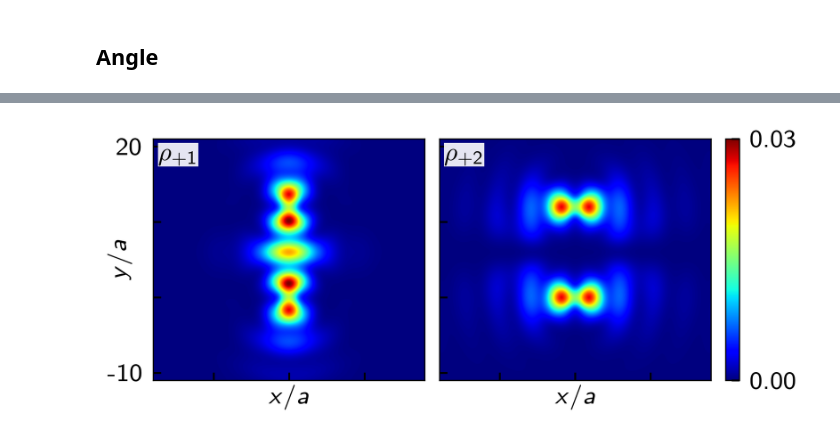
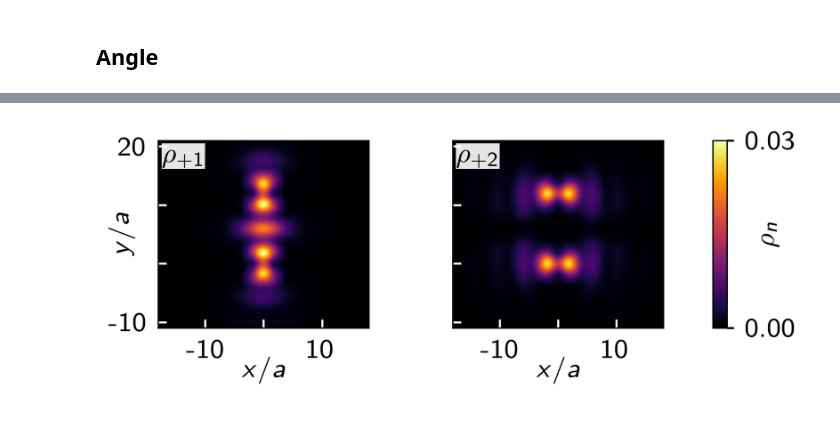
Before and after one commit to maiani/amsc_impurities, a Jupyter notebook: tightbinding/Fig4-5-two_impurities.ipynb, the cells around one changed output, grey strips where cells are left out. Cells and saved outputs as stored; diff of their text form; code cells hidden in the pictures.

```diff
--- a/tightbinding/Fig4-5-two_impurities.ipynb
+++ b/tightbinding/Fig4-5-two_impurities.ipynb
@@ -460,7 +562,7 @@ linestyles[:] = "--"
 for n in range(4):
     linestyles[idxs[n]] = "-" if n % 2 == 0 else "--"
 # %%
-fig, ax = plt.subplots(figsize=(3.2, 1.1))
+fig, ax = plt.subplots(figsize=(3.2, 1.0))
 
 for i in range(N):
     ax.plot(
@@ -482,12 +584,12 @@ ax.plot(
 ax.text(0.65, 0.15, rf"$d = {{{d}}}a$", transform=ax.transAxes)
 
 ax.set_xticks([0, 0.25, 0.5, 0.75, 1], labels=["0", "", "", "", r"$\pi$"])
-ax.set_yticks([0, 0.2, 0.4], labels=["0", "", "0.4"])
+ax.set_yticks([0, 0.3], labels=["0", "0.3"])
 
 ax.set_xlabel(r"$\gamma$", labelpad=-8)
 ax.set_ylabel(r"$\omega_n$", labelpad=-8)
-ax.set_ylim(0, 0.4)
+ax.set_ylim(0, 0.38)
 ax.set_xlim(0, 1)
 
-fig.savefig("./imgs/Fig3_angle_v19w22.svg", dpi=1200)
+fig.savefig("./imgs/Fig4_angle_v19w22.svg", dpi=1200)
 # %% [output]
@@ -501,8 +603,8 @@ d = 12
 bs = np.linspace(-0.2, 0.2, 21)
 P = len(bs)
 # %%
-wss = np.zeros((P, N))
-vss = np.zeros((P, 4 * Nx**2, N), dtype=complex)
+wss_b = np.zeros((P, N))
+vss_b = np.zeros((P, 4 * Nx**2, N), dtype=complex)
 
 for i, bz in tqdm(enumerate(bs), total=len(bs)):
 
@@ -542,10 +644,10 @@ for i, bz in tqdm(enumerate(bs), total=len(bs)):
 
     ws, vs = eigsh(fsyst.hamiltonian_submatrix(sparse=True), k=N, sigma=0)
 
-    wss[i] = ws
-    vss[i] = vs
+    wss_b[i] = ws
+    vss_b[i] = vs
 # %%
-wss, vss = sort_eigensystem(wss, vss)
+wss, vss = sort_eigensystem(wss_b, vss_b)
 # %%
 idxs = (abs(wss[P // 2])).argsort()
 # %%
@@ -574,9 +676,9 @@ linestyles[:] = "--"
 for n in range(4):
     linestyles[idxs[n]] = "-" if n % 2 == 0 else "--"
 # %%
-fig, ax = plt.subplots(figsize=(3.375, 1.4))
+fig, ax = plt.subplots(figsize=(3.2, 1.1))
 
-multiplot(bs, wss, colors=colors)
+multiplot(bs, wss, cs=colors)
 
 ax.plot(bs, Delta_init - mu * t_am / t - bs, "-.", color="green")
 ax.plot(bs, Delta_init - mu * t_am / t + bs, "-.", color="green")
@@ -584,12 +686,12 @@ ax.plot(bs, Delta_init - mu * t_am / t + bs, "-.", color="green")
 ax.vlines([0, 0.1], 0, 0.45, color="black", linestyles="dashed")
 
 ax.set_xticks([-0.1, 0, 0.1], labels=["-0.1", "0.0", "0.1"])
-ax.set_yticks([0, 0.2, 0.4], labels=["0", "", "0.4"])
+ax.set_yticks([0, 0.3], labels=["0", "0.3"])
 
 ax.set_xlabel(r"$b_z$", labelpad=-8)
 ax.set_ylabel(r"$\omega_n$", labelpad=-8)
-ax.set_ylim(0, 0.4)
+ax.set_ylim(0, 0.38)
 ax.set_xlim(-0.05, 0.15)
 
-fig.savefig("./imgs/Fig4_spectrum_v19w22.svg", dpi=1200)
+fig.savefig("./imgs/Fig5_spectrum_v19w22.svg", dpi=1200)
 # %% [output]
@@ -602,7 +704,7 @@ d_1 = t0s0_op(vss[idxp[0], :, idxs[0]])
 d_2 = t0s0_op(vss[idxp[1], :, idxs[1]])
 
 # Create figure and gridspace for subplots
-fig = plt.figure(figsize=(3.375, 1.4))
+fig = plt.figure(figsize=(3.2, 1.0))
 # gs = fig.add_gridspec(1, 5, width_ratios=[1, 1, 1, 1, 0.05], wspace=0.08, hspace=0.08)
 gs = fig.add_gridspec(1, 3, width_ratios=[1, 1, 0.05], wspace=0.08, hspace=0.08)
 
@@ -618,7 +720,7 @@ cax = fig.add_subplot(gs[0, 2])
 vmax = np.max(np.abs([d_1, d_2]))  # , d_3, d_4]))
 vmin = 0
 
-cmap = "jet"
+cmap = "inferno"
 im1d = kwant.plotter.density(fsyst, d_1, ax=ax1, cmap=cmap, vmin=vmin, vmax=vmax)
 im2d = kwant.plotter.density(fsyst, d_2, ax=ax2, cmap=cmap, vmin=vmin, vmax=vmax)
 # im3d = kwant.plotter.density(fsyst, d_3, ax=ax3, cmap=cmap, vmin=vmin, vmax=vmax)
@@ -648,37 +750,42 @@ for ax in [ax1, ax2]:
 
 # Remove axis labels for inner plots
 ax1.set_yticks([-10, 0, 10, 20], labels=["-10", "", "", "20"])
+
 for ax in [ax2]:
     ax.set_yticks([-10, 0, 10, 20], labels=[])
 
 for ax in [ax1, ax2]:
-    ax.set_xticks([-10, 0, 10], labels=[])  # labels=["-20", "", "20"])
+    ax.set_xticks([-10, 0, 10],  labels=["-10", "", "10"])
 
+    ax.xaxis.set_tick_params(color="w")
+    ax.yaxis.set_tick_params(color="w")
 
 ax1.set_ylabel(r"$y/a$", labelpad=-8)
 ax1.set_xlabel(r"$x/a$", labelpad=-2)
 ax2.set_xlabel(r"$x/a$", labelpad=-2)
 # ax3.set_xlabel(r"$x/a$", labelpad=-2)
 # ax4.set_xlabel(r"$x/a$", labelpad=-2)
 
 # Adjust z-order and apply rasterization
 for ax in [ax1, ax2]:  # , ax3, ax4]:
     ax.images[0].set_zorder(-1)
     ax.set_rasterization_zorder(0)
 
 # Add titles for each subplot
 add_tl_label(ax1, r"$\rho_{+1}$")
 add_tl_label(ax2, r"$\rho_{+2}$")
 # add_tl_label(ax3, r"$\mu_{+3}$")
 # add_tl_label(ax4, r"$\mu_{+4}$")
 
 # Create a common colorbar on the right
 # fig.subplots_adjust(right=0.85, left=0.05, bottom=0.05, top=0.95)
-cbar = fig.colorbar(ax1.images[0], cax=cax, cmap=cmap)
+cbar = fig.colorbar(ax1.images[0], cax=cax)
 cbar.set_ticks([vmin, vmax], labels=[f"{vmin:.2f}", f"{vmax:.2f}"])
+cbar.ax.tick_params(axis='both', which='both', length=2, direction="out")
+cbar.set_label(r"$\rho_n$", labelpad=-12)
 
 # Adjust layout
 # gs.tight_layout(fig)#, rect=[0, 0, 0.85, 1])
-fig.savefig("./imgs/Fig4_ldos_v19w22.svg", dpi=1200)
+fig.savefig("./imgs/Fig5_ldos_v19w22.svg", dpi=1200)
 # %% [output]
-[figure, old version]
+[figure, new version]
```
Also changed, not shown: parts of 14 cells of this notebook, 13 other files.
